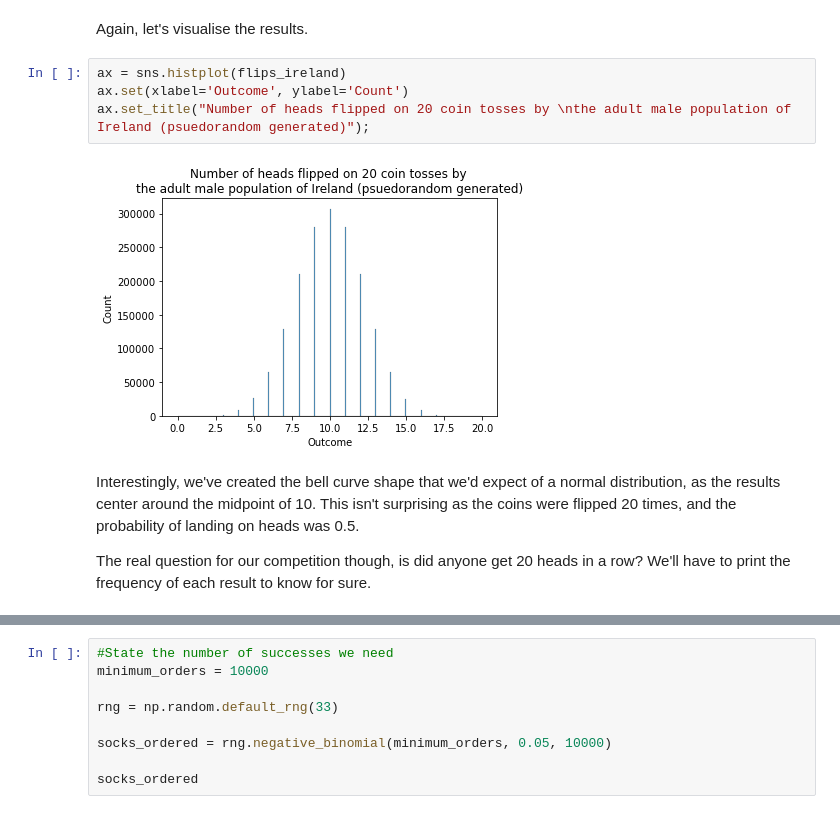
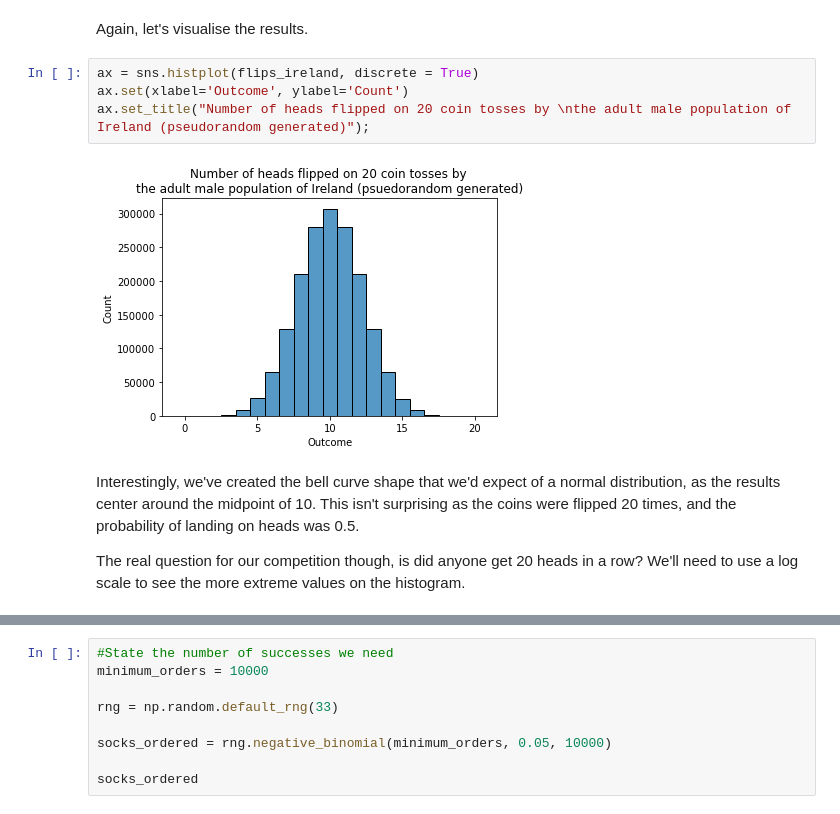
Before and after one commit to OtherBrian/pda-np.random, a Jupyter notebook: Numpy.Random.ipynb, the cells around one changed output, grey strips where cells are left out. Saved outputs shown, nothing was run; the diff lists cells and outputs as text.

```diff
--- a/Numpy.Random.ipynb
+++ b/Numpy.Random.ipynb
@@ -905,12 +966,12 @@ array([10, 10, 13, ..., 12, 13, 11])
 # %% [markdown]
 Again, let's visualise the results.
 # %%
-ax = sns.histplot(flips_ireland)
+ax = sns.histplot(flips_ireland, discrete = True)
 ax.set(xlabel='Outcome', ylabel='Count')
-ax.set_title("Number of heads flipped on 20 coin tosses by \nthe adult male population of Ireland (psuedorandom generated)");
+ax.set_title("Number of heads flipped on 20 coin tosses by \nthe adult male population of Ireland (pseudorandom generated)");
 # %% [output]
-[figure, old version]
+[figure, new version]
 # %% [markdown]
 Interestingly, we've created the bell curve shape that we'd expect of a normal distribution, as the results center around the midpoint of 10. This isn't surprising as the coins were flipped 20 times, and the probability of landing on heads was 0.5.
 
-The real question for our competition though, is did anyone get 20 heads in a row? We'll have to print the frequency of each result to know for sure.
+The real question for our competition though, is did anyone get 20 heads in a row? We'll need to use a log scale to see the more extreme values on the histogram.
```
Also changed, not shown: parts of 50 cells of this notebook.
